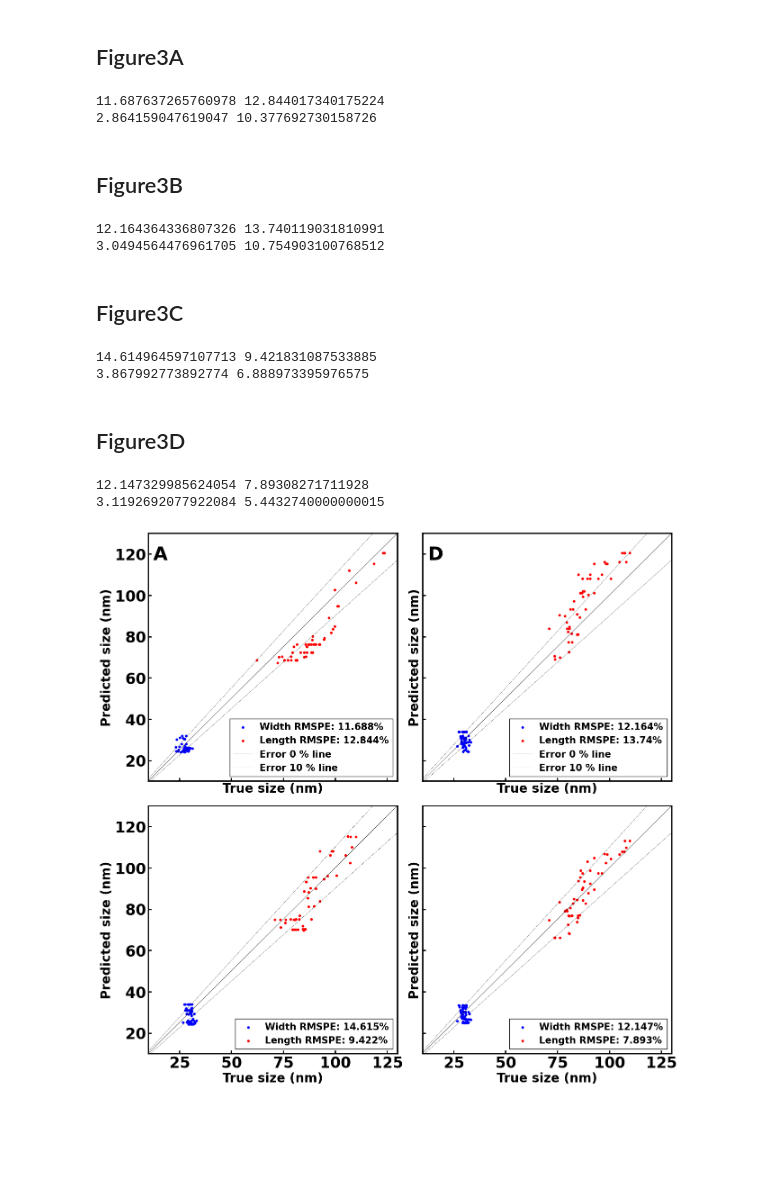
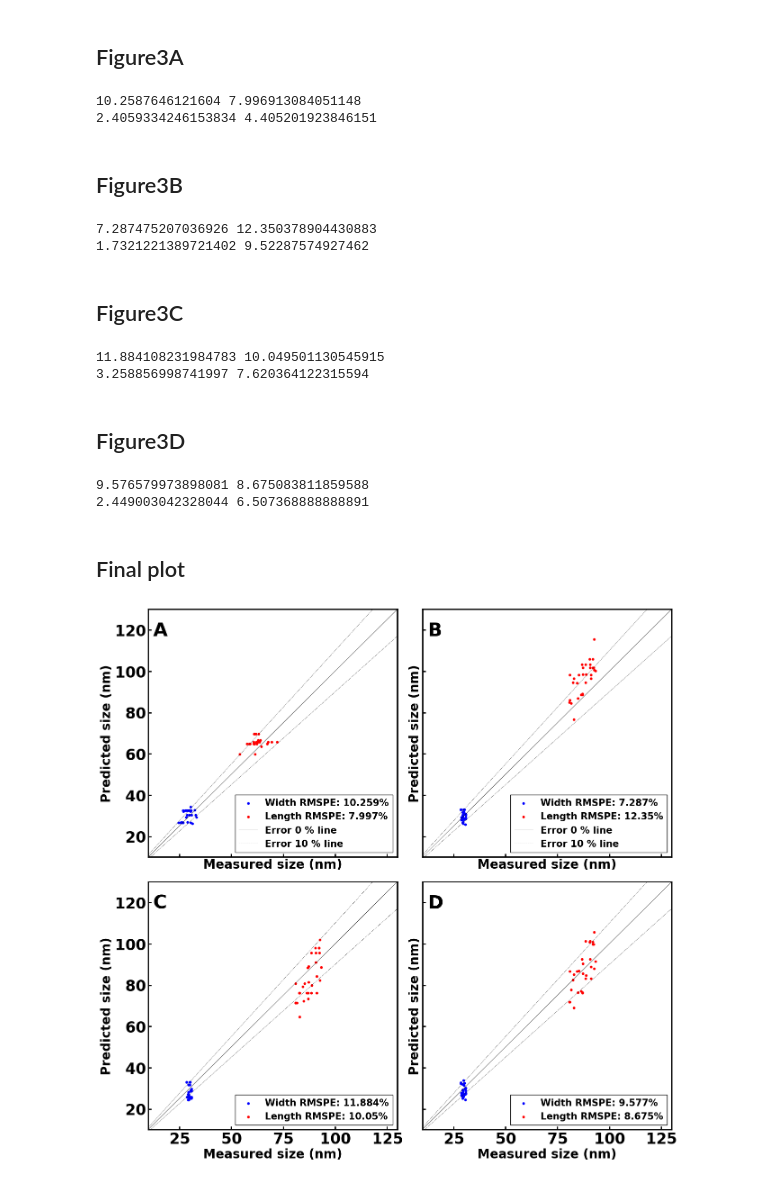
Before and after one commit to SWAN88/AuNR_DA, a Jupyter notebook: 061924_figure3.ipynb, the cells around one changed output. Drawn from its saved outputs; the diff is of its cells as text; code cells hidden in the pictures; blank space fills up the shorter version.

Commit message:
update figures

```diff
--- a/061924_figure3.ipynb
+++ b/061924_figure3.ipynb
@@ -125,16 +149,20 @@ def analytical_method(glass_data, target_n):
 
     return F
 # %%
-glass_data = glass_data.sample(1000, random_state=42)
+# glass_data = glass_data.sample(1000, random_state=42)
 # define input and output
-X_glass = glass_data.drop(['width', 'length', 'imax', 'ratio', 'volume'], axis=1)
-yw_glass = glass_data['width']
-yl_glass = glass_data['length']
+# X_glass = glass_data.drop(['width', 'length', 'imax', 'ratio', 'volume'], axis=1)
+# yw_glass = glass_data['width']
+# yl_glass = glass_data['length']
 
-ito_data = ito_data.sample(1000, random_state=42)
+X_glass = combined_data.drop(['width', 'length', 'imax', 'ratio', 'volume'], axis=1)
+yw_glass = combined_data['width']
+yl_glass = combined_data['length']
+
+# ito_data = ito_data.sample(1000, random_state=42)
 # define input and output
 X_ito = ito_data.drop(['width', 'length', 'imax', 'ratio'], axis=1)
 yw_ito = ito_data['width']
 yl_ito = ito_data['length']
 
-F_ITO = analytical_method(glass_data, target_n=1.96)
+F_ITO = analytical_method(combined_data, target_n=1.96)
@@ -142,7 +177,13 @@ F_ITO = analytical_method(glass_data, target_n=1.96)
 ## Figure3A
 # %%
 # parameters for GridSearchCV class
-param_grid = {'max_depth': range(1, 21)}
+# param_grid = {'max_depth': range(1, 31)}
+
+
+param_grid = {
+    'max_depth': [2, 3, 5, 10, 20],
+    'min_samples_leaf': [5, 10, 20, 50, 100]
+}
 
 # Initialize GridSearchCV class
 gsw = GridSearchCV(estimator=DecisionTreeRegressor(),
@@ -173,14 +214,11 @@ mael0 = mean_absolute_error(yl_exp_glass, yl_pred0)
 print(rmspew0, rmspel0)
 print(maew0, mael0)
 # %% [output]
-11.687637265760978 12.844017340175224
-2.864159047619047 10.377692730158726
+10.2587646121604 7.996913084051148
+2.4059334246153834 4.405201923846151
 # %% [markdown]
 ## Figure3B
 # %%
-# parameters for GridSearchCV class
-param_grid = {'max_depth': range(1, 21)}
-
 # Initialize GridSearchCV class
 gsw = GridSearchCV(estimator=DecisionTreeRegressor(),
                   param_grid=param_grid,
@@ -210,16 +248,13 @@ mael1 = mean_absolute_error(yl_exp_ito, yl_pred1)
 print(rmspew1, rmspel1)
 print(maew1, mael1)
 # %% [output]
-12.164364336807326 13.740119031810991
-3.0494564476961705 10.754903100768512
+7.287475207036926 12.350378904430883
+1.7321221389721402 9.52287574927462
 # %% [markdown]
 ## Figure3C
 # %%
 X_glass['eres'] = X_glass['eres']*F_ITO
 # %%
-# parameters for GridSearchCV class
-param_grid = {'max_depth': range(1, 21)}
-
 # Initialize GridSearchCV class
 gsw = GridSearchCV(estimator=DecisionTreeRegressor(),
                   param_grid=param_grid,
@@ -249,14 +284,11 @@ mael2 = mean_absolute_error(yl_exp_ito, yl_pred2)
 print(rmspew2, rmspel2)
 print(maew2, mael2)
 # %% [output]
-14.614964597107713 9.421831087533885
-3.867992773892774 6.888973395976575
+11.884108231984783 10.049501130545915
+3.258856998741997 7.620364122315594
 # %% [markdown]
 ## Figure3D
 # %%
-# parameters for GridSearchCV class
-param_grid = {'max_depth': range(1, 21)}
-
 # Initialize GridSearchCV class
 gsw = GridSearchCV(estimator=DecisionTreeRegressor(),
                   param_grid=param_grid,
@@ -286,8 +318,10 @@ mael3 = mean_absolute_error(yl_exp_ito, yl_pred3)
 print(rmspew3, rmspel3)
 print(maew3, mael3)
 # %% [output]
-12.147329985624054 7.89308271711928
-3.1192692077922084 5.4432740000000015
+9.576579973898081 8.675083811859588
+2.449003042328044 6.507368888888891
+# %% [markdown]
+## Final plot
 # %%
 # Create a figure with two subplots, sharing the x-axis
 fig, axs = plt.subplots(2, 2, figsize=(15, 15), sharex=True, sharey=True, gridspec_kw={'hspace': 0.1, 'wspace': 0.1})
@@ -300,7 +334,7 @@ axs[0, 0].plot(x, x, c='k', lw=0.5, label='Error 0 % line')
 axs[0, 0].plot(x, 1.1*x, c='k', linestyle='--', lw=0.5, label='Error 10 % line', alpha=0.75)
 axs[0, 0].plot(x, 0.9*x, c='k', linestyle='--', lw=0.5, alpha=0.75)
 
-axs[0, 0].set_xlabel('True size (nm)')
+axs[0, 0].set_xlabel('Measured size (nm)')
 axs[0, 0].set_ylabel('Predicted size (nm)')
 axs[0, 0].set_xlim(10, 130)
 axs[0, 0].set_ylim(10, 130)
@@ -315,44 +349,43 @@ axs[0, 1].plot(x, x, c='k', lw=0.5, label='Error 0 % line')
 axs[0, 1].plot(x, 1.1*x, c='k', linestyle='--', lw=0.5, label='Error 10 % line', alpha=0.75)
 axs[0, 1].plot(x, 0.9*x, c='k', linestyle='--', lw=0.5, alpha=0.75)
 
-axs[0, 1].set_xlabel('True size (nm)')
+axs[0, 1].set_xlabel('Measured size (nm)')
 axs[0, 1].set_ylabel('Predicted size (nm)')
 axs[0, 1].set_xlim(10, 130)
 axs[0, 1].set_ylim(10, 130)
 axs[0, 1].legend(loc='lower right', fontsize=15)
-axs[0, 1].text(0.02, 0.95, 'C', ha='left', va='top', transform=axs[1, 0].transAxes, fontsize=30)
+axs[0, 1].text(0.02, 0.95, 'B', ha='left', va='top', transform=axs[0, 1].transAxes, fontsize=30)
 
 
 axs[1, 0].scatter(yw_exp_ito, yw_pred2, s=10, c='b', label=f'Width RMSPE: {round(rmspew2, 3)}%')
 axs[1, 0].scatter(yl_exp_ito, yl_pred2, s=10, c='r', label=f'Length RMSPE: {round(rmspel2, 3)}%')
 
 axs[1, 0].plot(x, x, c='k', lw=0.5)
 axs[1, 0].plot(x, 1.1*x, c='k', linestyle='--', lw=0.5, alpha=0.75)
 axs[1, 0].plot(x, 0.9*x, c='k', linestyle='--', lw=0.5, alpha=0.75)
 
-axs[1, 0].set_xlabel('True size (nm)')
+axs[1, 0].set_xlabel('Measured size (nm)')
 axs[1, 0].set_ylabel('Predicted size (nm)')
 axs[1, 0].set_xlim(10, 130)
 axs[1, 0].set_ylim(10, 130)
 axs[1, 0].legend(loc='lower right', fontsize=15)
-axs[1, 0].text(0.02, 0.95, 'D', ha='left', va='top', transform=axs[1, 1].transAxes, fontsize=30)
+axs[1, 0].text(0.02, 0.95, 'C', ha='left', va='top', transform=axs[1, 0].transAxes, fontsize=30)
 
 
 axs[1, 1].scatter(yw_exp_ito, yw_pred3, s=10, c='b', label=f'Width RMSPE: {round(rmspew3, 3)}%')
 axs[1, 1].scatter(yl_exp_ito, yl_pred3, s=10, c='r', label=f'Length RMSPE: {round(rmspel3, 3)}%')
 
 axs[1, 1].plot(x, x, c='k', lw=0.5)
 axs[1, 1].plot(x, 1.1*x, c='k', linestyle='--', lw=0.5, alpha=0.75)
 axs[1, 1].plot(x, 0.9*x, c='k', linestyle='--', lw=0.5, alpha=0.75)
 
-axs[1, 1].set_xlabel('True size (nm)')
+axs[1, 1].set_xlabel('Measured size (nm)')
 axs[1, 1].set_ylabel('Predicted size (nm)')
 axs[1, 1].set_xlim(10, 130)
 axs[1, 1].set_ylim(10, 130)
 axs[1, 1].legend(loc='lower right', fontsize=15)
-axs[1, 1].text(0.02, 0.95, 'D', ha='left', va='top', transform=axs[0, 1].transAxes, fontsize=30)
-
+axs[1, 1].text(0.02, 0.95, 'D', ha='left', va='top', transform=axs[1, 1].transAxes, fontsize=30)
 
 plt.subplots_adjust(hspace=0)  # Remove the space between plots
 # %% [output]
-[figure, old version]
+[figure, new version]
```
Also changed, not shown: parts of 3 cells of this notebook, 4 other files.
